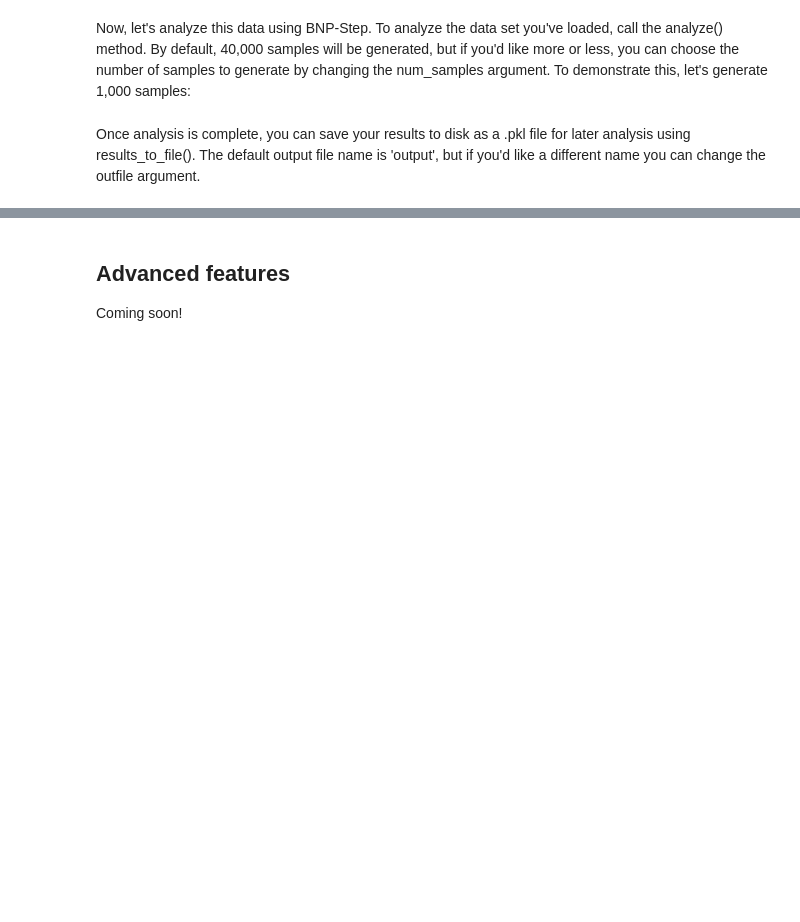
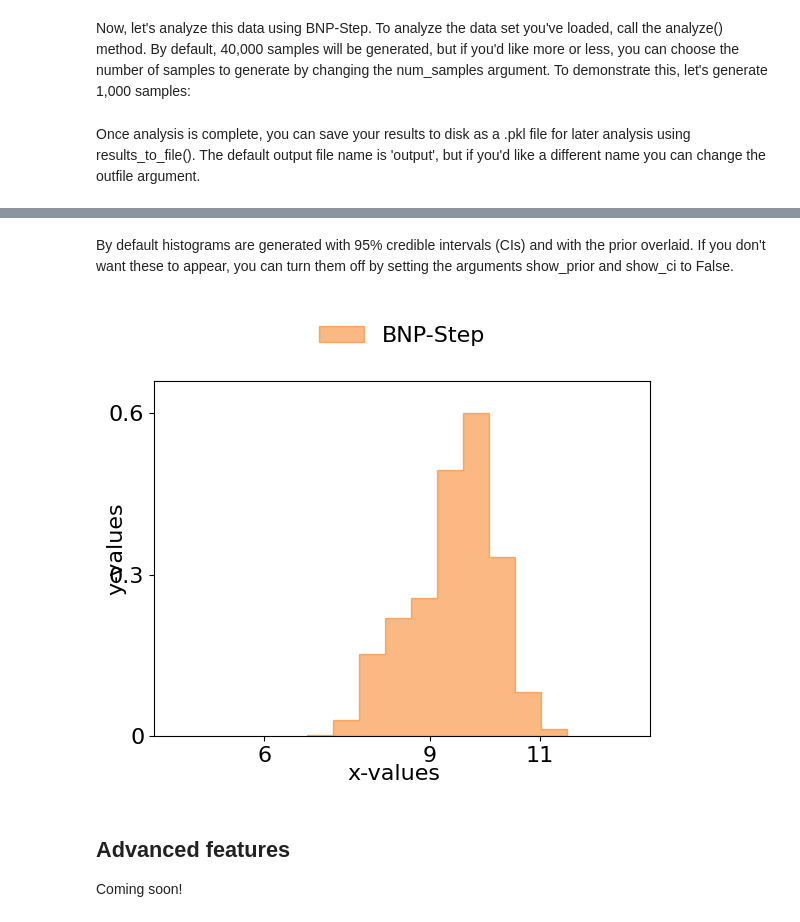
Before and after one commit to zyg1213/bnp-step_Yildiz, a Jupyter notebook: BNPStepTutorial.ipynb, the cells around one changed output, grey strips where cells are left out. Saved outputs shown, nothing was run; the diff lists cells and outputs as text; code cells hidden in the pictures; blank space fills up the shorter version.

```diff
--- a/BNPStepTutorial.ipynb
+++ b/BNPStepTutorial.ipynb
@@ -76,3 +82,9 @@ That's all you need to know for basic use. However, there are some additional ad
+# %% [markdown]
+By default histograms are generated with 95% credible intervals (CIs) and with the prior overlaid. If you don't want these to appear, you can turn them off by setting the arguments show_prior and show_ci to False.
+# %%
+sampler2.visualize_results(plot_type='hist_step_height', show_ci=False, show_prior=False, fig_savename='figure2')
+# %% [output]
+[figure, added]
 # %% [markdown]
 ## Advanced features
 
```
Also changed, not shown: parts of 6 cells of this notebook, 1 other file.
